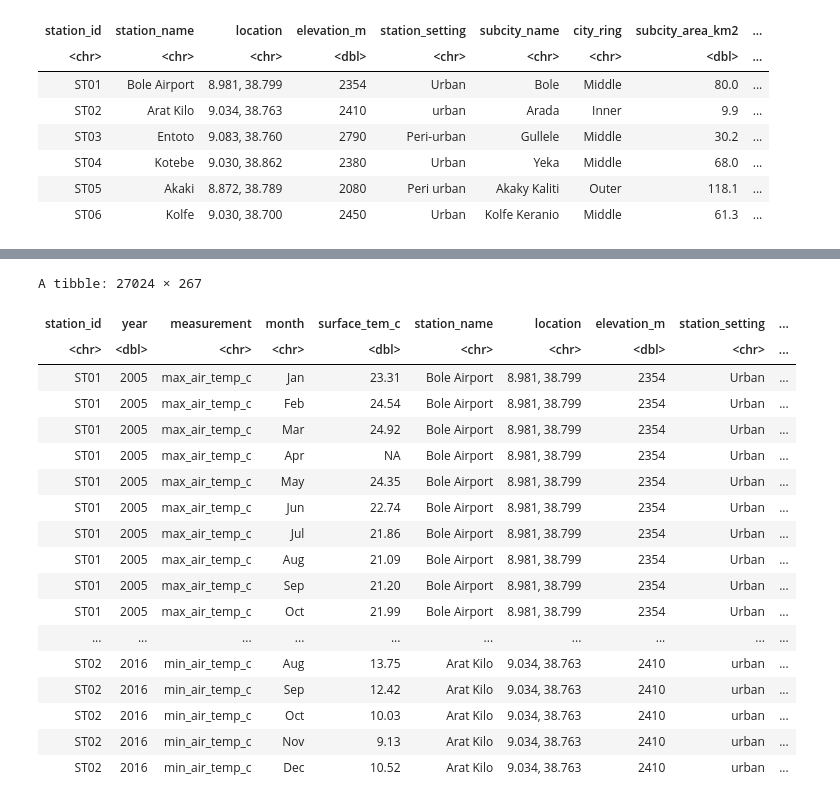
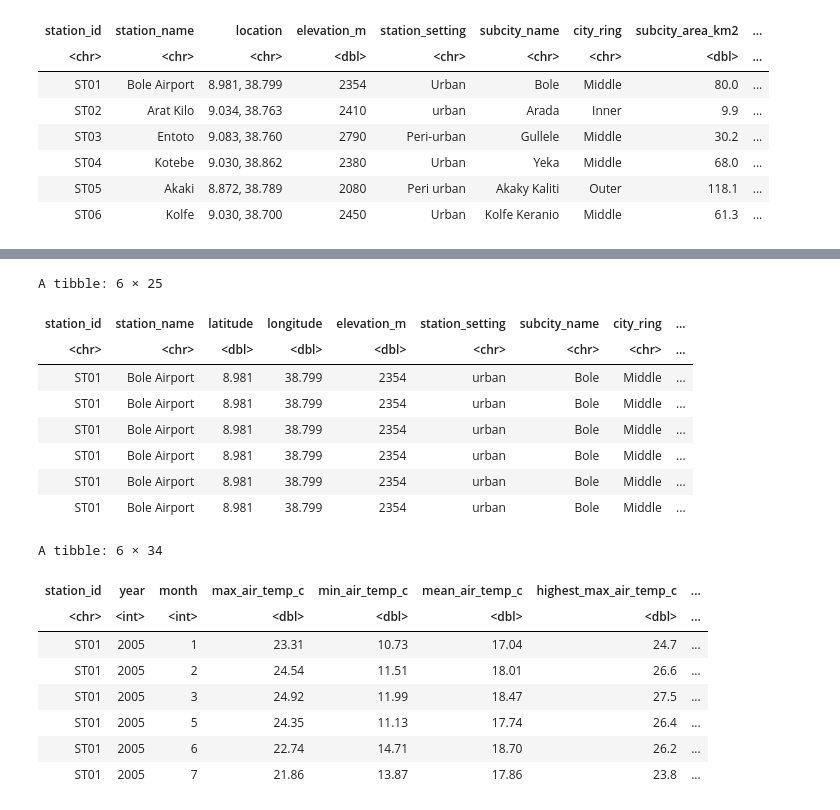
Before and after one commit to MeronEDS/urban_heat_island_change, a Jupyter notebook: scripts/1_data_cleaning.ipynb, the cells around one changed output, grey strips where cells are left out. Drawn from its saved outputs; the diff is of its cells as text; code cells hidden in the pictures.

Commit message:
scripts done for uhi data set cleaning

```diff
--- a/scripts/1_data_cleaning.ipynb
+++ b/scripts/1_data_cleaning.ipynb
@@ -97,0 +79,12 @@ A tibble: 27024 × 5
+# %%
+# Pivoting the urban_heat_data to be tidy
+ # TEMPERATURE: fix IDs
+temp_clean <- surface_temp_raw |>
+  mutate(station_id = str_to_upper(str_trim(station_id)),       # st01 -> ST01
+         year = as.integer(year)) |>
+  distinct() |>                                                  # remove duplicate rows
+  pivot_longer(Jan:Dec, names_to = "month", values_to = "value",
+               values_drop_na = TRUE) |>                         # months to rows, drop empty cells
+  pivot_wider(names_from = measurement, values_from = value) |>  # one column per measurement
+  mutate(month = match(month, month.abb))
+head(temp_clean)
@@ -98,27 +101,42 @@ A tibble: 27024 × 5
+# %%
+
+# cleaning the station data
+weather_station_clean <- station_raw |>
+  mutate(station_id = str_to_upper(str_trim(station_id)),
+         station_setting = station_setting |> str_trim() |> str_to_lower() |>
+           str_replace(" ", "-")) |>                             # -> urban / peri-urban / rural
+  separate_wider_delim(location, delim = ", ",
+                       names = c("latitude", "longitude")) |>
+  mutate(across(c(latitude, longitude), as.numeric)) |>
+  pivot_longer(matches("_\\d{4}$"),
+               names_to = c(".value", "year"),
+               names_pattern = "(.*)_(\\d{4})",
+               names_transform = list(year = as.integer))
+head(weather_station_clean)
+# %% [output]
+A tibble: 6 × 25
+| station_id | station_name | latitude | longitude | elevation_m | station_setting | subcity_name | city_ring | ... |
+| <chr> | <chr> | <dbl> | <dbl> | <dbl> | <chr> | <chr> | <chr> | ... |
+| ST01 | Bole Airport | 8.981 | 38.799 | 2354 | urban | Bole | Middle | ... |
+| ST01 | Bole Airport | 8.981 | 38.799 | 2354 | urban | Bole | Middle | ... |
+| ST01 | Bole Airport | 8.981 | 38.799 | 2354 | urban | Bole | Middle | ... |
+| ST01 | Bole Airport | 8.981 | 38.799 | 2354 | urban | Bole | Middle | ... |
+| ST01 | Bole Airport | 8.981 | 38.799 | 2354 | urban | Bole | Middle | ... |
+| ST01 | Bole Airport | 8.981 | 38.799 | 2354 | urban | Bole | Middle | ... |
 # %%
 # join data sets
-uhi_clean <- left_join (surf_tems_long,station_raw, by = "station_id")
-uhi_clean
+uhi_clean <- left_join(temp_clean, weather_station_clean, by = c("station_id", "year"))
+head(uhi_clean)
 # %% [output]
-A tibble: 27024 × 267
+A tibble: 6 × 34
-| station_id | year | measurement | month | surface_tem_c | station_name | location | elevation_m | station_setting | ... |
-| <chr> | <dbl> | <chr> | <chr> | <dbl> | <chr> | <chr> | <dbl> | <chr> | ... |
-| ST01 | 2005 | max_air_temp_c | Jan | 23.31 | Bole Airport | 8.981, 38.799 | 2354 | Urban | ... |
-| ST01 | 2005 | max_air_temp_c | Feb | 24.54 | Bole Airport | 8.981, 38.799 | 2354 | Urban | ... |
-| ST01 | 2005 | max_air_temp_c | Mar | 24.92 | Bole Airport | 8.981, 38.799 | 2354 | Urban | ... |
-| ST01 | 2005 | max_air_temp_c | Apr | NA | Bole Airport | 8.981, 38.799 | 2354 | Urban | ... |
-| ST01 | 2005 | max_air_temp_c | May | 24.35 | Bole Airport | 8.981, 38.799 | 2354 | Urban | ... |
-| ST01 | 2005 | max_air_temp_c | Jun | 22.74 | Bole Airport | 8.981, 38.799 | 2354 | Urban | ... |
-| ST01 | 2005 | max_air_temp_c | Jul | 21.86 | Bole Airport | 8.981, 38.799 | 2354 | Urban | ... |
-| ST01 | 2005 | max_air_temp_c | Aug | 21.09 | Bole Airport | 8.981, 38.799 | 2354 | Urban | ... |
-| ST01 | 2005 | max_air_temp_c | Sep | 21.20 | Bole Airport | 8.981, 38.799 | 2354 | Urban | ... |
-| ST01 | 2005 | max_air_temp_c | Oct | 21.99 | Bole Airport | 8.981, 38.799 | 2354 | Urban | ... |
-| ... | ... | ... | ... | ... | ... | ... | ... | ... | ... |
-| ST02 | 2016 | min_air_temp_c | Aug | 13.75 | Arat Kilo | 9.034, 38.763 | 2410 | urban | ... |
-| ST02 | 2016 | min_air_temp_c | Sep | 12.42 | Arat Kilo | 9.034, 38.763 | 2410 | urban | ... |
-| ST02 | 2016 | min_air_temp_c | Oct | 10.03 | Arat Kilo | 9.034, 38.763 | 2410 | urban | ... |
-| ST02 | 2016 | min_air_temp_c | Nov | 9.13 | Arat Kilo | 9.034, 38.763 | 2410 | urban | ... |
-| ST02 | 2016 | min_air_temp_c | Dec | 10.52 | Arat Kilo | 9.034, 38.763 | 2410 | urban | ... |
+| station_id | year | month | max_air_temp_c | min_air_temp_c | mean_air_temp_c | highest_max_air_temp_c | ... |
+| <chr> | <int> | <int> | <dbl> | <dbl> | <dbl> | <dbl> | ... |
+| ST01 | 2005 | 1 | 23.31 | 10.73 | 17.04 | 24.7 | ... |
+| ST01 | 2005 | 2 | 24.54 | 11.51 | 18.01 | 26.6 | ... |
+| ST01 | 2005 | 3 | 24.92 | 11.99 | 18.47 | 27.5 | ... |
+| ST01 | 2005 | 5 | 24.35 | 11.13 | 17.74 | 26.4 | ... |
+| ST01 | 2005 | 6 | 22.74 | 14.71 | 18.70 | 26.2 | ... |
+| ST01 | 2005 | 7 | 21.86 | 13.87 | 17.86 | 23.8 | ... |
 # %%
 # keeping the cleaned data in clean_data folder
 write_csv(uhi_clean,"clean_data/uhi_change_clean")
```
Also changed, not shown: parts of 3 cells of this notebook.
